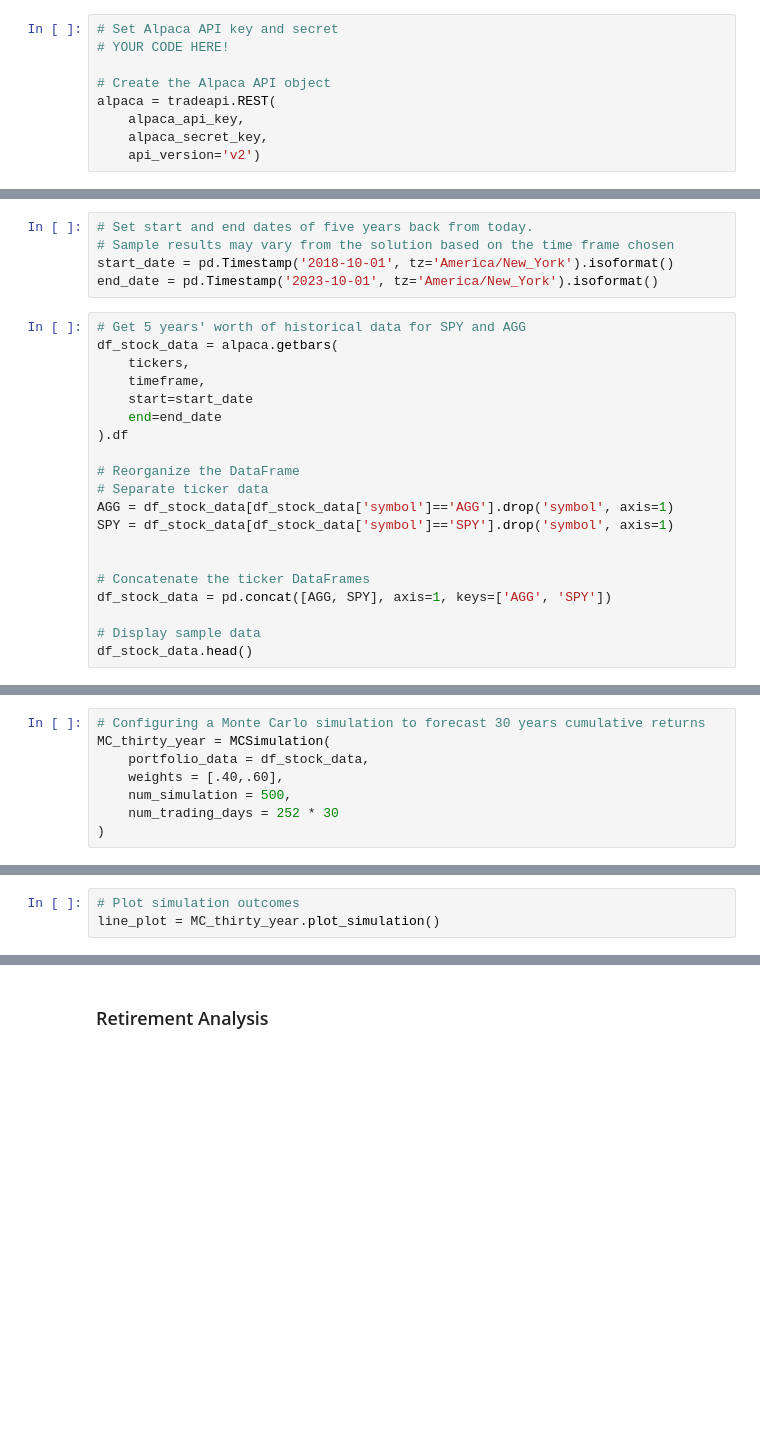
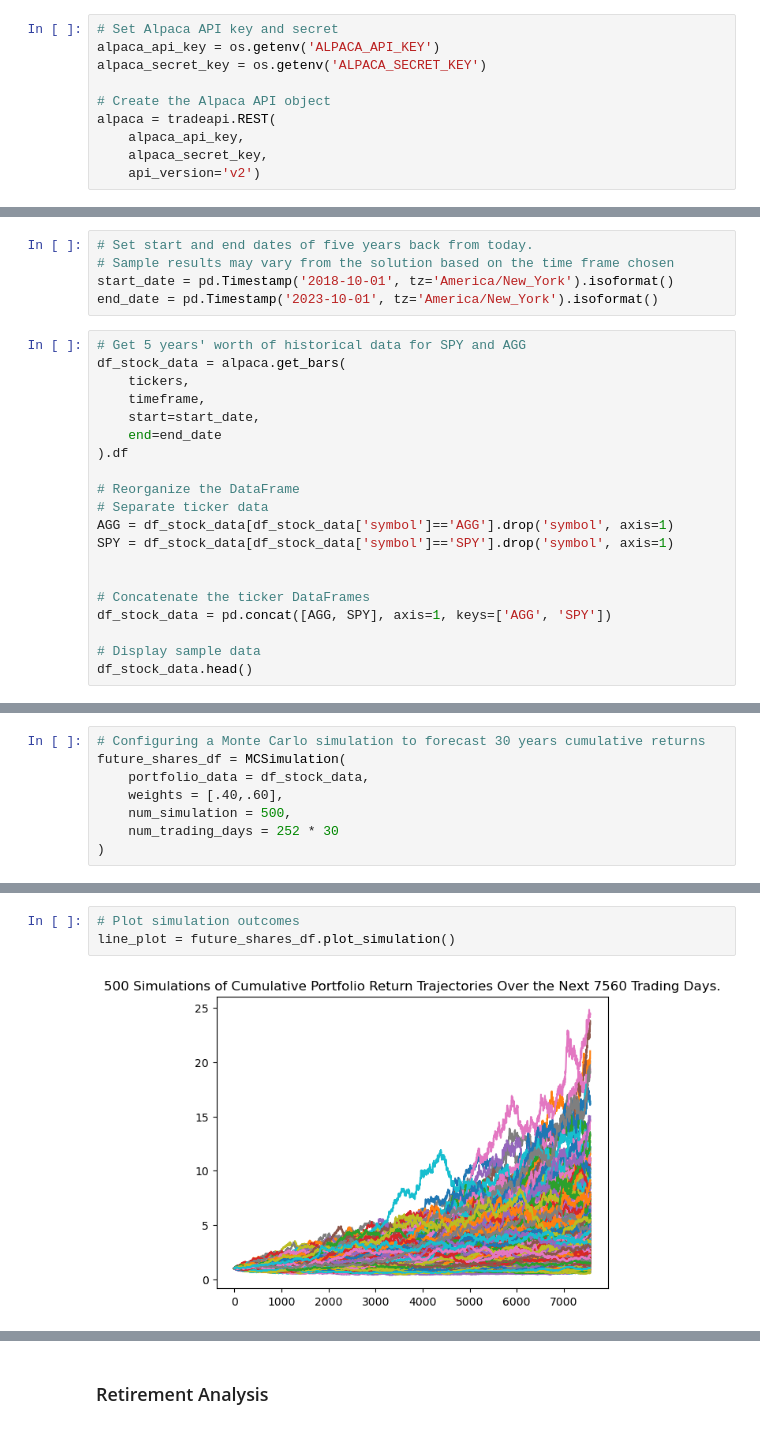
Before and after one commit to jonesc31/APIs_hw, a Jupyter notebook: Instructions/Starter_Code/financial-planner.ipynb, the cells around one changed output, grey strips where cells are left out. Saved outputs shown, nothing was run; the diff lists cells and outputs as text; blank space fills up the shorter version.

```diff
--- a/Instructions/Starter_Code/financial-planner.ipynb
+++ b/Instructions/Starter_Code/financial-planner.ipynb
@@ -55,7 +56,8 @@ my_agg = 200
 my_spy = 50
 # %%
 # Set Alpaca API key and secret
-# YOUR CODE HERE!
+alpaca_api_key = os.getenv('ALPACA_API_KEY')
+alpaca_secret_key = os.getenv('ALPACA_SECRET_KEY')
 
 # Create the Alpaca API object
 alpaca = tradeapi.REST(
@@ -150,10 +176,10 @@ start_date = pd.Timestamp('2018-10-01', tz='America/New_York').isoformat()
 end_date = pd.Timestamp('2023-10-01', tz='America/New_York').isoformat()
 # %%
 # Get 5 years' worth of historical data for SPY and AGG
-df_stock_data = alpaca.getbars(
+df_stock_data = alpaca.get_bars(
     tickers,
     timeframe,
-    start=start_date
+    start=start_date,
     end=end_date
 ).df
 
@@ -171,6 +206,6 @@ df_stock_data.head()
 # %%
 # Configuring a Monte Carlo simulation to forecast 30 years cumulative returns
-MC_thirty_year = MCSimulation(
+future_shares_df = MCSimulation(
     portfolio_data = df_stock_data,
     weights = [.40,.60],
     num_simulation = 500,
@@ -185,5 +260,7 @@ MC_thirty_year.calc_cumulative_return()
 # %%
 # Plot simulation outcomes
-line_plot = MC_thirty_year.plot_simulation()
+line_plot = future_shares_df.plot_simulation()
+# %% [output]
+[figure, added]
 # %%
 # Plot probability distribution and confidence intervals
```
Also changed, not shown: parts of 31 cells of this notebook, 5 other files.
